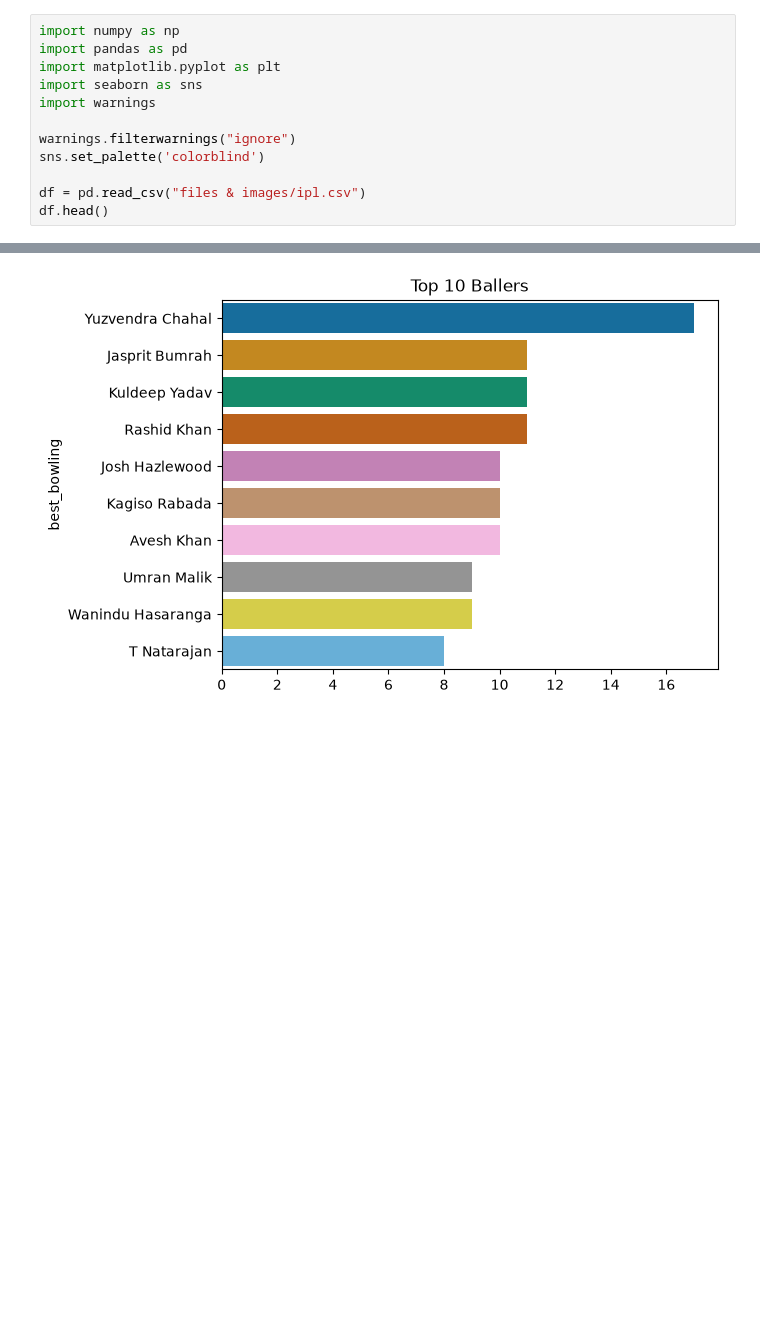
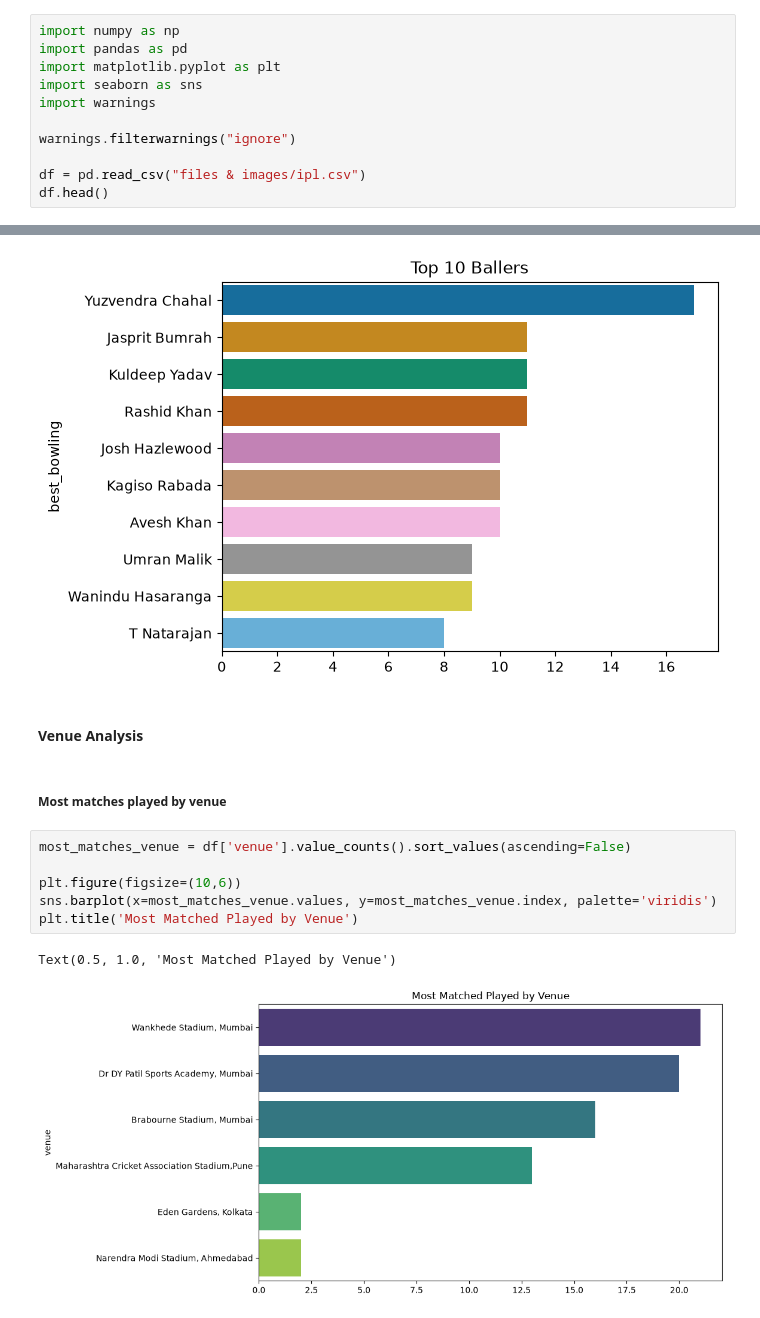
Before and after one commit to dhvanitsavani/Python-AI, a Jupyter notebook: Visualizations/ipl_capstone_project.ipynb, the cells around one changed output, grey strips where cells are left out. Cells and saved outputs as stored; diff of their text form; blank space fills up the shorter version.

```diff
--- a/Visualizations/ipl_capstone_project.ipynb
+++ b/Visualizations/ipl_capstone_project.ipynb
@@ -56,7 +56,6 @@ import seaborn as sns
 import warnings
 
 warnings.filterwarnings("ignore")
-sns.set_palette('colorblind')
 
 df = pd.read_csv("files & images/ipl.csv")
 df.head()
@@ -190,3 +189,16 @@ plt.title('Top 10 Ballers')
 # %% [output]
 Text(0.5, 1.0, 'Top 10 Ballers')
 [figure]
+# %% [markdown]
+#### Venue Analysis
+# %% [markdown]
+##### Most matches played by venue
+# %%
+most_matches_venue = df['venue'].value_counts().sort_values(ascending=False)
+
+plt.figure(figsize=(10,6))
+sns.barplot(x=most_matches_venue.values, y=most_matches_venue.index, palette='viridis')
+plt.title('Most Matched Played by Venue')
+# %% [output]
+Text(0.5, 1.0, 'Most Matched Played by Venue')
+[figure, added]
```
Also changed, not shown: parts of 2 cells of this notebook.
